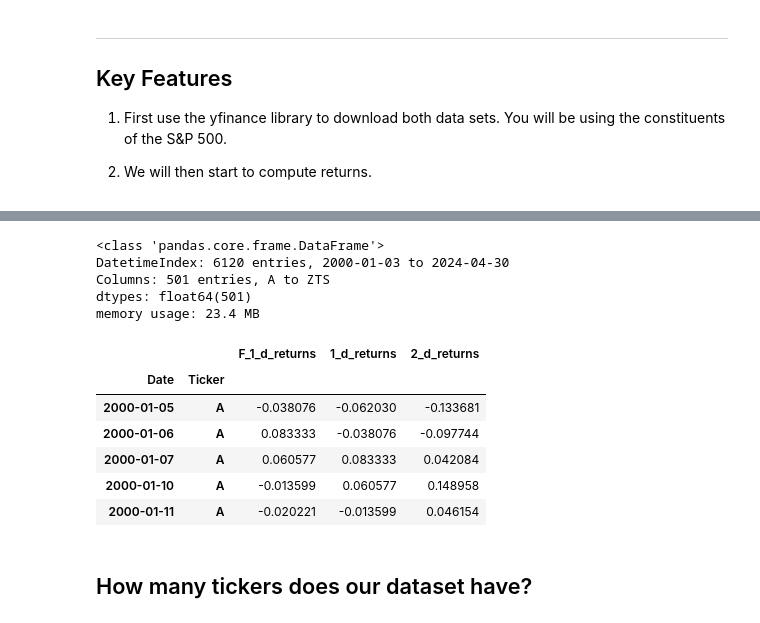
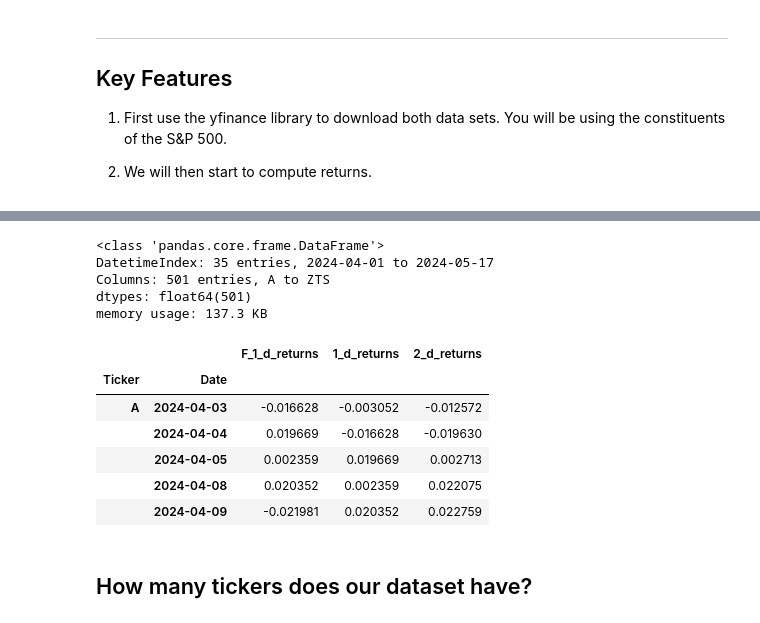
Before and after one commit to udacity/building-a-workflow-for-aI, a Jupyter notebook: l1-introduction-to-ai-workflows-in-trading/solution/Exercise1.ipynb, the cells around one changed output, grey strips where cells are left out. Saved outputs shown, nothing was run; the diff lists cells and outputs as text; code cells hidden in the pictures.

```diff
--- a/l1-introduction-to-ai-workflows-in-trading/solution/Exercise1.ipynb
+++ b/l1-introduction-to-ai-workflows-in-trading/solution/Exercise1.ipynb
@@ -32,9 +32,9 @@ OMP_NUM_THREADS=2
 import matplotlib.pyplot as plt
 # %%
 # We can decide whther we want to download the data or use the saved csv version of it
-DOWNLOAD_DATA_FROM_API = False
+DOWNLOAD_DATA_FROM_API = True
 # Set the min required num of obs per ticker to 100
-MIN_REQUIRED_NUM_OBS_PER_TICKER=100
+MIN_REQUIRED_NUM_OBS_PER_TICKER=1
 # %%
 if DOWNLOAD_DATA_FROM_API == True:
     # Get the list of S&P 500 constituents
@@ -44,8 +44,8 @@ if DOWNLOAD_DATA_FROM_API == True:
     sp500_tickers = [ticker for ticker in sp500_tickers if '.B' not in ticker]
 
     # Define the start and end dates for historical data
-    start_date = '2000-01-01'
-    end_date   = '2024-05-01'
+    start_date = '2024-04-01'
+    end_date   = '2024-06-01'
 
     # Download historical prices for the list of ticker sp500_tickers
     historical_prices = yf.download(sp500_tickers, start=start_date, end=end_date)
@@ -87,66 +89,60 @@ historical_prices.head()
 historical_prices.info()
 # %% [output]
 <class 'pandas.core.frame.DataFrame'>
-DatetimeIndex: 6120 entries, 2000-01-03 to 2024-04-30
+DatetimeIndex: 35 entries, 2024-04-01 to 2024-05-17
 Columns: 501 entries, A to ZTS
 dtypes: float64(501)
-memory usage: 23.4 MB
+memory usage: 137.3 KB
 # %%
-# Create a function called 'computingReturns' that takes close prices and a list of integers (momentums) as an inpute
-def computingReturns(close_prices, list_of_momentums):
+# Create a function called 'computingReturns' that takes prices and a list of integers (momentums) as an inputs
+def computingReturns(prices, list_of_momentums):
     # Initialize the forecast horizon
-    forecast = 1
+    forecast_horizon = 1
     # Compute forward returns by taking percentage change of close prices
     # and shifting by the forecast horizon
-    f_returns = close_prices.pct_change(forecast)
-    f_returns = f_returns.shift(-forecast)
+    f_returns = prices.pct_change(forecast_horizon)
+    f_returns = f_returns.shift(-forecast_horizon)
     # Convert the result to a DataFrame
     f_returns = pd.DataFrame(f_returns.unstack())
     # Name the column based on the forecast horizon
-    name = "F_" + str(forecast) + "_d_returns"
+    name = "F_" + str(forecast_horizon) + "_d_returns"
     f_returns.rename(columns={0: name}, inplace=True)
-    # Reset the index to make Ticker and Date as regular columns
-    f_returns.reset_index(inplace=True)
-    # Rename the index column to 'Ticker'
-    f_returns.rename(columns={'level_0': 'Ticker'}, inplace=True)
     # Initialize total_returns with forward returns
     total_returns = f_returns
 
     # Iterate over the list of momentum values
     for i in list_of_momentums:
         # Compute returns for each momentum value
-        feature = close_prices.pct_change(i)
+        feature = prices.pct_change(i)
         feature = pd.DataFrame(feature.unstack())
         # Name the column based on the momentum value
         name = str(i) + "_d_returns"
-        feature.reset_index(inplace=True)
+        feature.rename(columns={0: name}, inplace=True)
         # Rename columns and reset index
         feature.rename(columns={0: name, 'level_0': 'Ticker'}, inplace=True)
         # Merge computed feature returns with total_returns based on Ticker and Date
-        total_returns = pd.merge(total_returns, feature, left_on=['Ticker', 'Date'], right_on=['Ticker', 'Date'], how='left', suffixes=('_original', '_right'))
+        total_returns = pd.merge(total_returns, feature, left_index=True, right_index=True,how='outer')
 
     # Drop rows with any NaN values
     total_returns.dropna(axis=0, how='any', inplace=True)
-    # Set Date and Ticker as the index
-    total_returns.set_index(['Date', 'Ticker'], inplace=True)
 
     # Return the computed total returns DataFrame
     return total_returns
 # %%
 # Create a list of momentums for 1d and 2d returns
 list_of_momentums = [1,2]
 # Run the function computingReturns and save the output as total_data
-total_data = computingReturns(historical_prices, list_of_momentums)
+total_returns = computingReturns(historical_prices, list_of_momentums)
 #Print the first 5 rows of total_data
-total_data.head()
+total_returns.head()
 # %% [output]
 |  |  | F_1_d_returns | 1_d_returns | 2_d_returns |
-| Date | Ticker |  |  |  |
-| 2000-01-05 | A | -0.038076 | -0.062030 | -0.133681 |
-| 2000-01-06 | A | 0.083333 | -0.038076 | -0.097744 |
-| 2000-01-07 | A | 0.060577 | 0.083333 | 0.042084 |
-| 2000-01-10 | A | -0.013599 | 0.060577 | 0.148958 |
-| 2000-01-11 | A | -0.020221 | -0.013599 | 0.046154 |
+| Ticker | Date |  |  |  |
+| A | 2024-04-03 | -0.016628 | -0.003052 | -0.012572 |
+|  | 2024-04-04 | 0.019669 | -0.016628 | -0.019630 |
+|  | 2024-04-05 | 0.002359 | 0.019669 | 0.002713 |
+|  | 2024-04-08 | 0.020352 | 0.002359 | 0.022075 |
+|  | 2024-04-09 | -0.021981 | 0.020352 | 0.022759 |
 # %% [markdown]
 ## How many tickers does our dataset have?
 # %%
```
Also changed, not shown: parts of 8 cells of this notebook.
